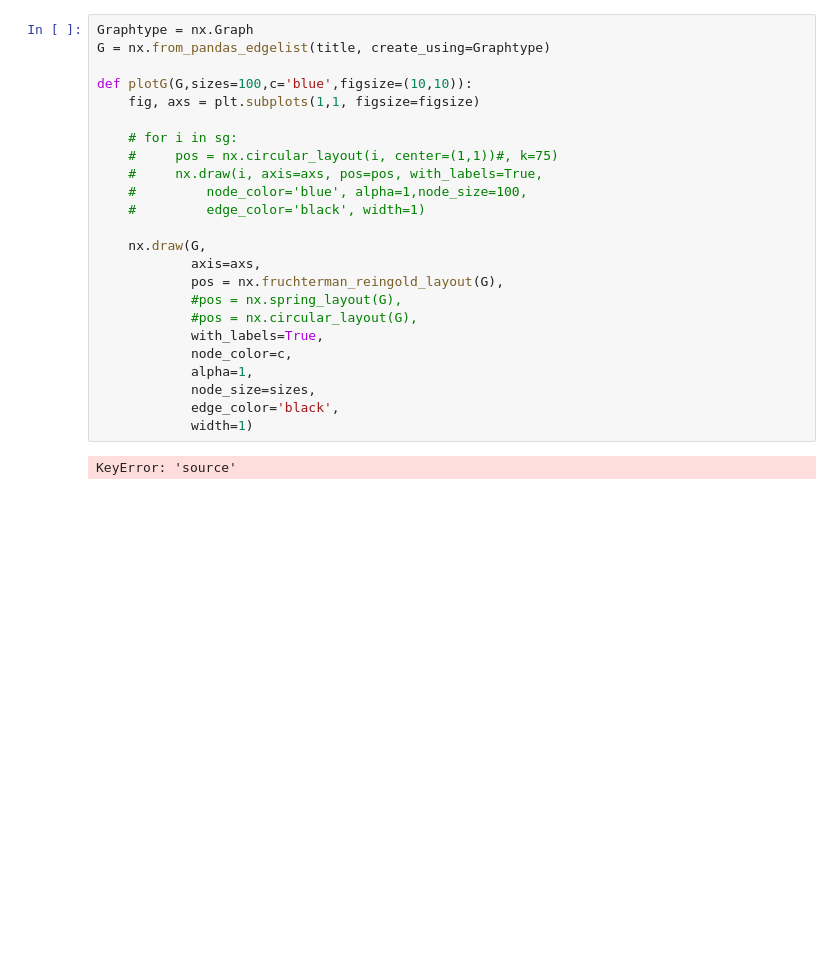
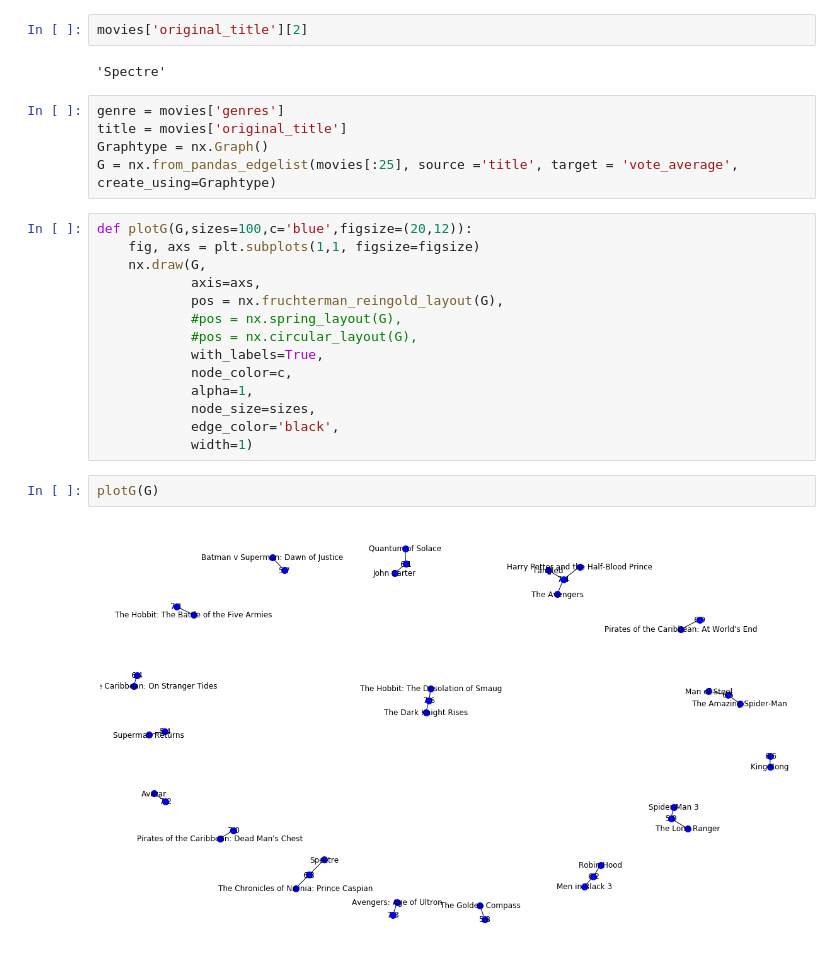
Before and after one commit to lilbooth53/social_network, a Jupyter notebook: network_analysis.ipynb, the cells around one changed output. Cells and saved outputs as stored; diff of their text form; blank space fills up the shorter version.

```diff
--- a/network_analysis.ipynb
+++ b/network_analysis.ipynb
@@ -18,16 +22,15 @@ genre = movies['genres']
+# %%
+movies['original_title'][2]
+# %% [output]
+'Spectre'
+# %%
+genre = movies['genres']
+title = movies['original_title']
+Graphtype = nx.Graph()
+G = nx.from_pandas_edgelist(movies[:25], source ='title', target = 'vote_average', create_using=Graphtype)
 # %%
-Graphtype = nx.Graph
-G = nx.from_pandas_edgelist(title, create_using=Graphtype)
-
-def plotG(G,sizes=100,c='blue',figsize=(10,10)):
+def plotG(G,sizes=100,c='blue',figsize=(20,12)):
     fig, axs = plt.subplots(1,1, figsize=figsize)
-
-    # for i in sg:
-    #     pos = nx.circular_layout(i, center=(1,1))#, k=75)
-    #     nx.draw(i, axis=axs, pos=pos, with_labels=True,
-    #         node_color='blue', alpha=1,node_size=100,
-    #         edge_color='black', width=1)
-
     nx.draw(G,
             axis=axs,
             pos = nx.fruchterman_reingold_layout(G),
@@ -39,5 +42,7 @@ def plotG(G,sizes=100,c='blue',figsize=(10,10)):
             node_size=sizes,
             edge_color='black',
             width=1)
-# %% [output]
-KeyError: 'source'
+# %%
+plotG(G)
+# %% [output]
+[figure, added]
```
Also changed, not shown: parts of 5 cells of this notebook.
